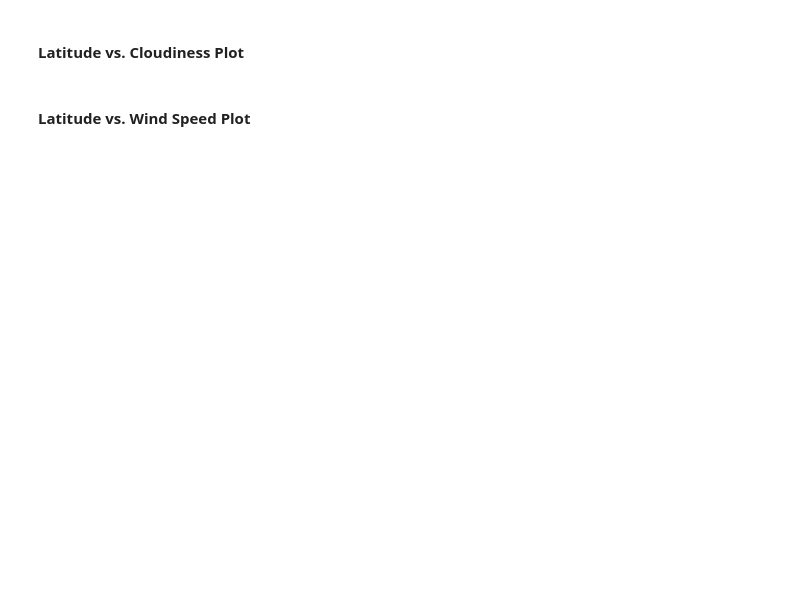
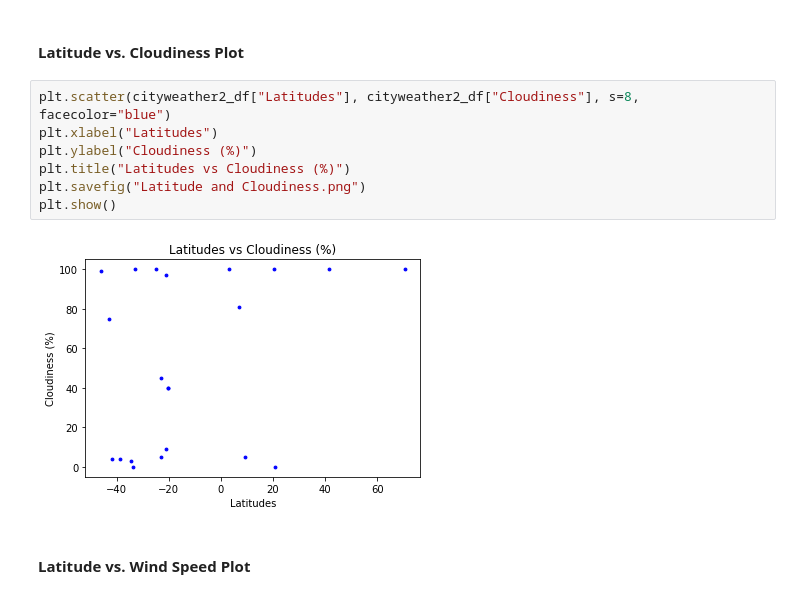
Before and after one commit to CassieCcL/WeatherAPI, a Jupyter notebook: WeatherPy.ipynb, the cells around one changed output. Drawn from its saved outputs; the diff is of its cells as text; blank space fills up the shorter version.

```diff
--- a/WeatherPy.ipynb
+++ b/WeatherPy.ipynb
@@ -107,4 +186,13 @@ cityweather_df=pd.DataFrame({
 # %% [markdown]
 #### Latitude vs. Cloudiness Plot
+# %%
+plt.scatter(cityweather2_df["Latitudes"], cityweather2_df["Cloudiness"], s=8, facecolor="blue")
+plt.xlabel("Latitudes")
+plt.ylabel("Cloudiness (%)")
+plt.title("Latitudes vs Cloudiness (%)")
+plt.savefig("Latitude and Cloudiness.png")
+plt.show()
+# %% [output]
+[figure, added]
 # %% [markdown]
 #### Latitude vs. Wind Speed Plot
```
Also changed, not shown: parts of 7 cells of this notebook, 1 other file.
